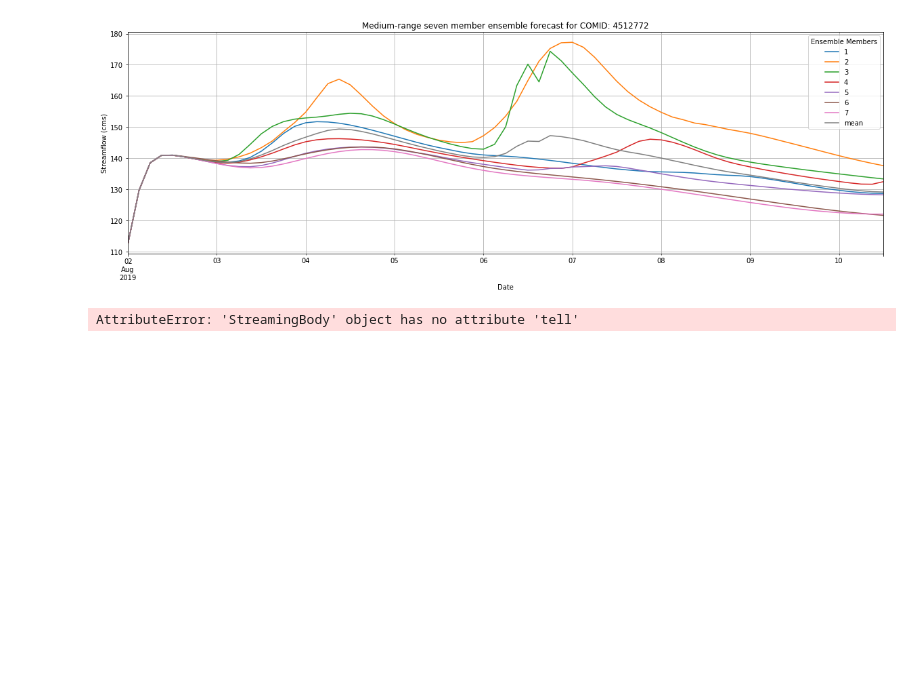
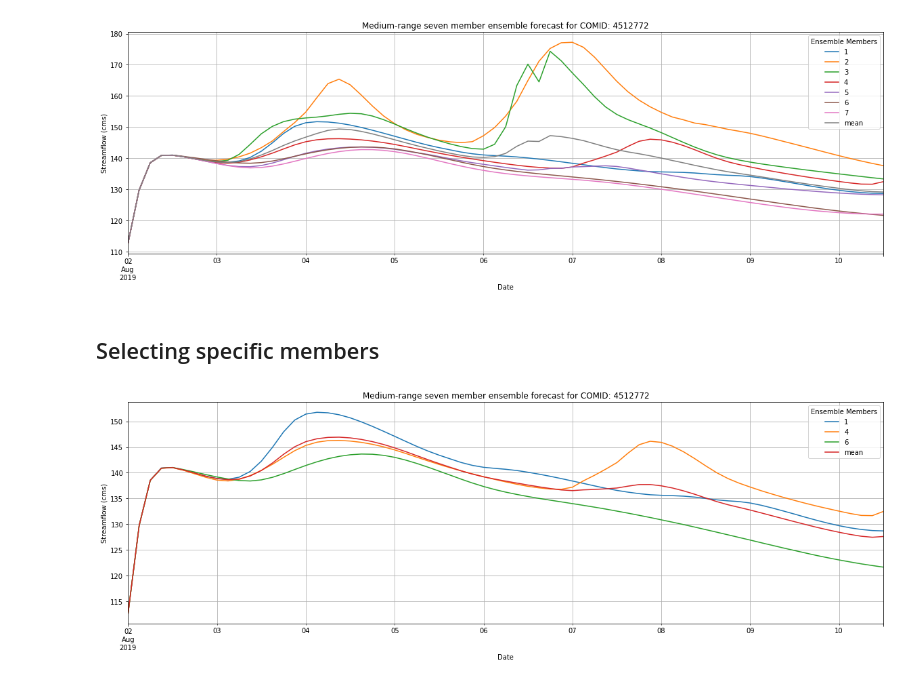
Before and after one commit to Dewberry/fcast, a Jupyter notebook: notebooks/NWM_classes-Dev.ipynb, the cells around one changed output. Saved outputs shown, nothing was run; the diff lists cells and outputs as text; code cells hidden in the pictures; blank space fills up the shorter version.

Commit message:
add the ability to choose members for the Medium Range forecast

```diff
--- a/notebooks/NWM_classes-Dev.ipynb
+++ b/notebooks/NWM_classes-Dev.ipynb
@@ -67,4 +60,9 @@ content_object = s3.Object(bucket_name=bucket_name, key=key)
-# %%
-xr.open_dataset(content_object.get()['Body'])
-# %% [output]
-AttributeError: 'StreamingBody' object has no attribute 'tell'
+# %% [markdown]
+## Selecting specific members
+# %%
+mr = MediumRange(fs, comid, date, start_hr, members=[1,4,6])
+# %%
+df = mr.get_streamflow(x.assim_time, x.assim_flow)
+plotMediumRange(df, comid)
+# %% [output]
+[figure, added]
```
Also changed, not shown: parts of 10 cells of this notebook, 3 other files.
